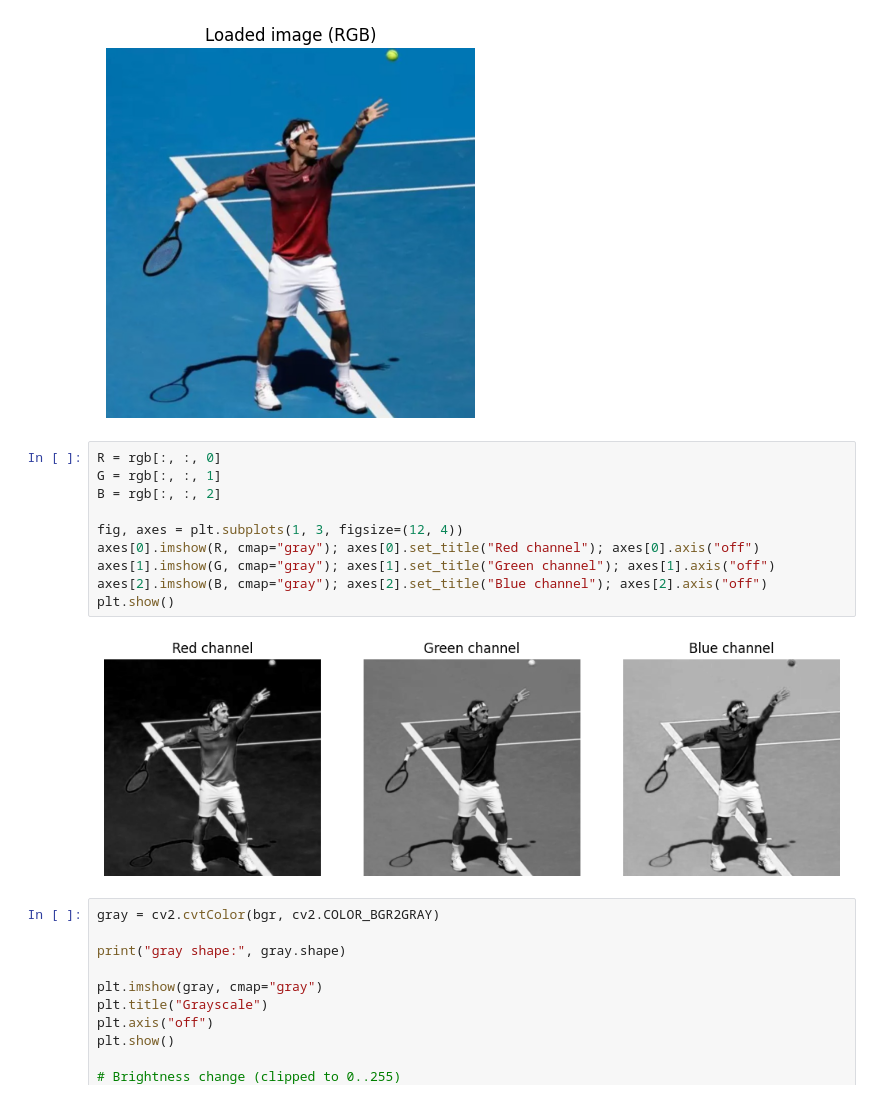
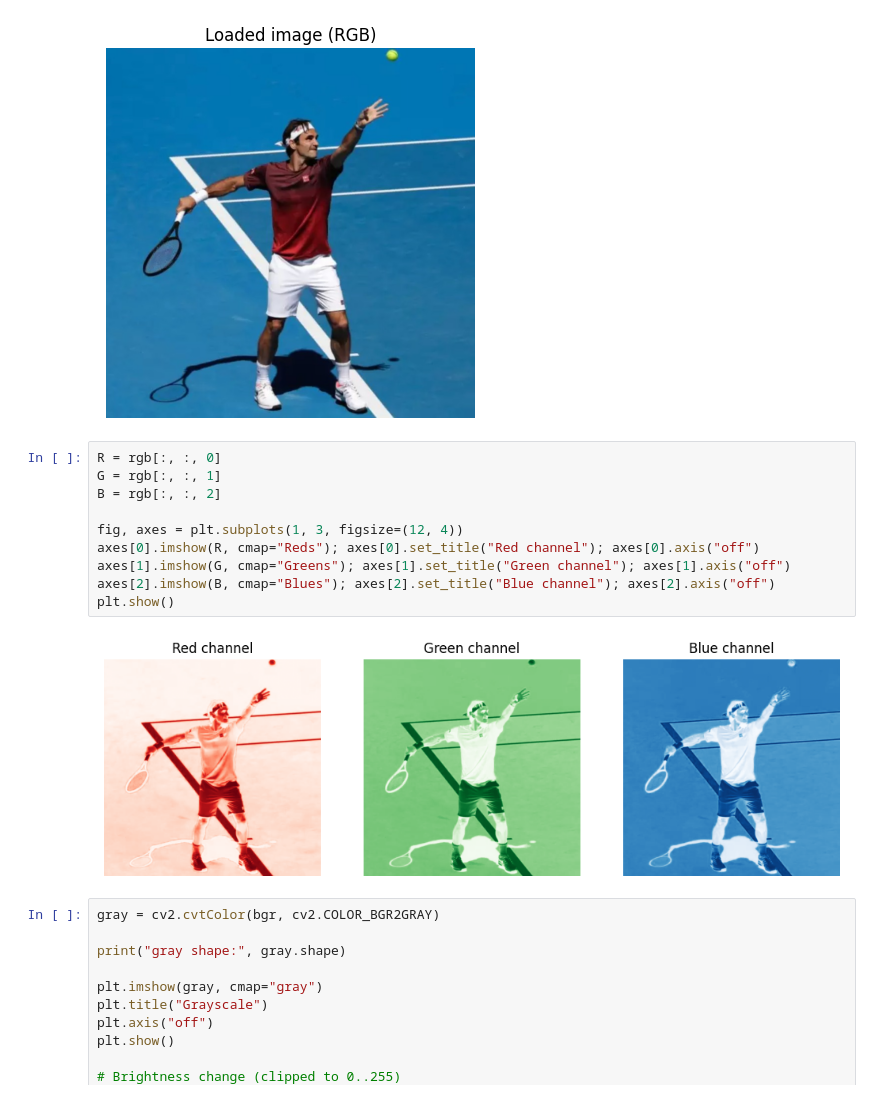
Before and after one commit to NoBlackBoxes/LastBlackBox, a Jupyter notebook: course/versions/ai-workshops/02_vision/_resources/notebooks/01_images_and_cameras.ipynb, the cells around one changed output. Cells and saved outputs as stored; diff of their text form.

```diff
--- a/course/versions/ai-workshops/02_vision/_resources/notebooks/01_images_and_cameras.ipynb
+++ b/course/versions/ai-workshops/02_vision/_resources/notebooks/01_images_and_cameras.ipynb
@@ -64,15 +64,15 @@ dtype: uint8
 # %%
 R = rgb[:, :, 0]
 G = rgb[:, :, 1]
 B = rgb[:, :, 2]
 
 fig, axes = plt.subplots(1, 3, figsize=(12, 4))
-axes[0].imshow(R, cmap="gray"); axes[0].set_title("Red channel"); axes[0].axis("off")
-axes[1].imshow(G, cmap="gray"); axes[1].set_title("Green channel"); axes[1].axis("off")
-axes[2].imshow(B, cmap="gray"); axes[2].set_title("Blue channel"); axes[2].axis("off")
+axes[0].imshow(R, cmap="Reds"); axes[0].set_title("Red channel"); axes[0].axis("off")
+axes[1].imshow(G, cmap="Greens"); axes[1].set_title("Green channel"); axes[1].axis("off")
+axes[2].imshow(B, cmap="Blues"); axes[2].set_title("Blue channel"); axes[2].axis("off")
 plt.show()
 # %% [output]
-[figure, old version]
+[figure, new version]
 # %%
 gray = cv2.cvtColor(bgr, cv2.COLOR_BGR2GRAY)
 
```
Also changed, not shown: parts of 2 cells of this notebook, 3 other files.
